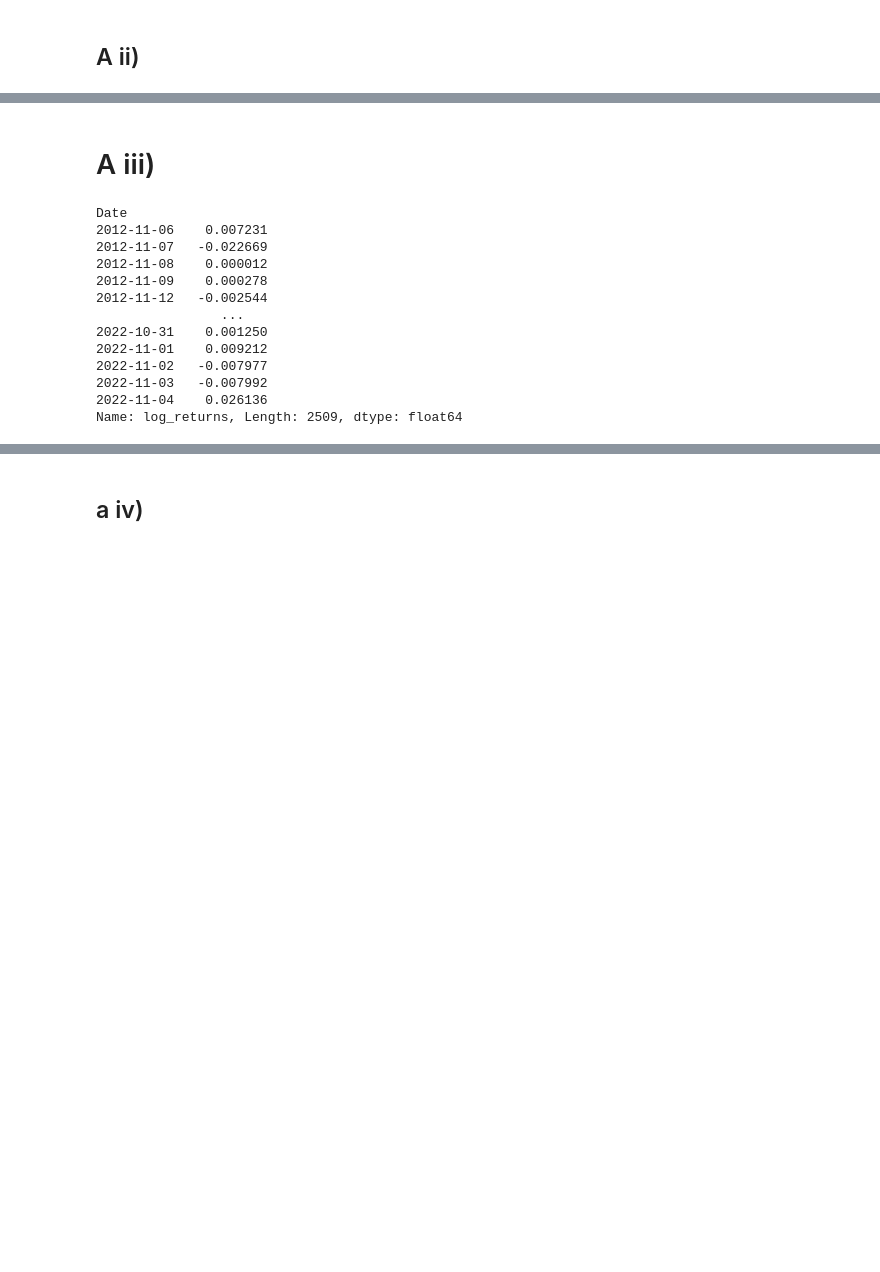
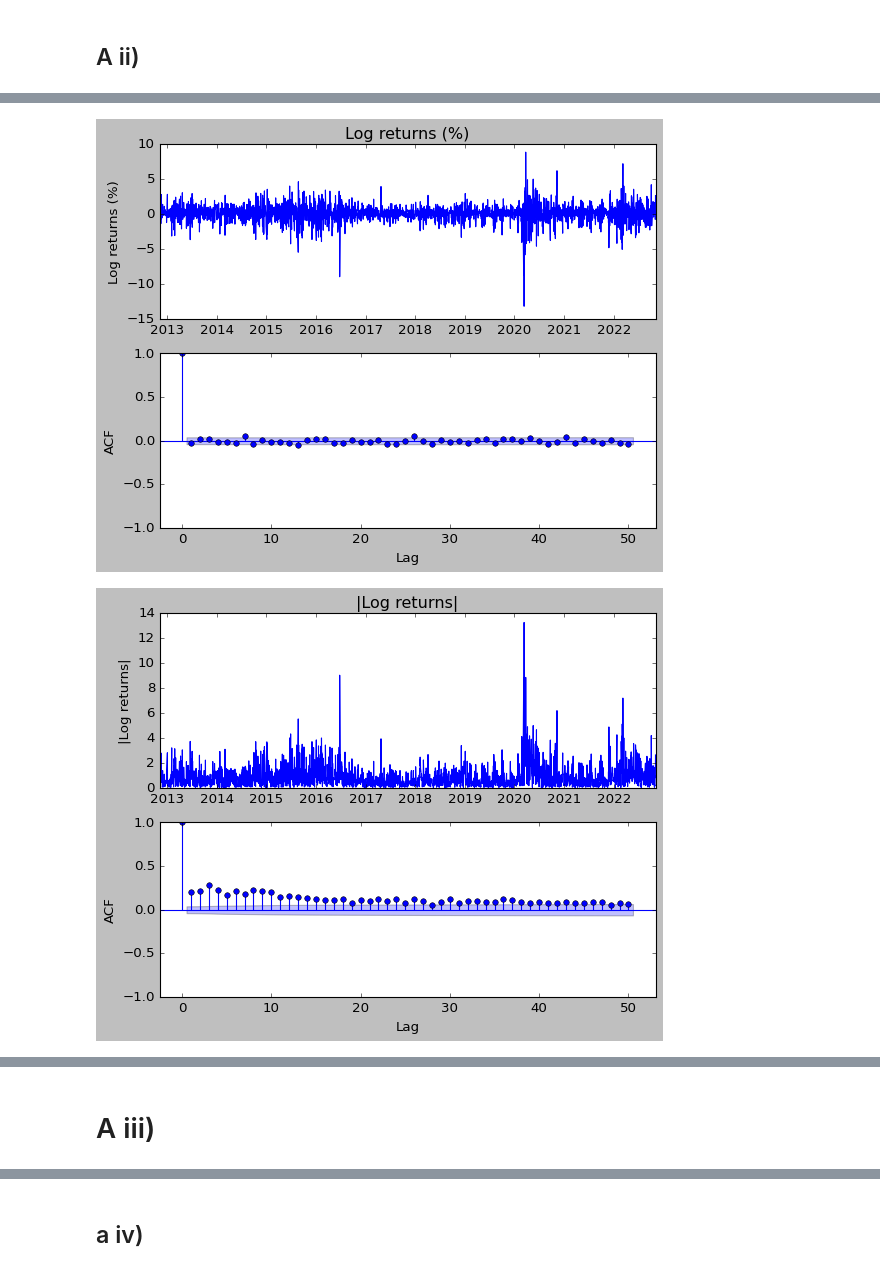
Before and after one commit to georgec123/qrm, a Jupyter notebook: q1.ipynb, the cells around one changed output, grey strips where cells are left out. Cells and saved outputs as stored; diff of their text form; code cells hidden in the pictures; blank space fills up the shorter version.

```diff
--- a/q1.ipynb
+++ b/q1.ipynb
@@ -80,0 +55,21 @@ sm.graphics.tsa.plot_acf(df['log_returns'].dropna()**2, lags=50, title='sq'); pl
+# %%
+def plot_acf_graphs(x: pd.Series, title: str):
+    fig, axs = plt.subplots(2,1)
+    ax1, ax2 = axs
+
+    ax1.set_title(title)
+    ax1.set_ylabel(title)
+    ax1.plot(x)
+
+    ax2.set_ylabel('ACF')
+    ax2.set_xlabel('Lag')
+
+    sm.graphics.tsa.plot_acf(x, ax=ax2, lags=50, title=None)
+    plt.show()
+# %%
+plot_acf_graphs(df['log_returns'].dropna(), 'Log returns (%)')
+plot_acf_graphs(np.abs(df['log_returns'].dropna()), '|Log returns|')
+plot_acf_graphs(df['log_returns'].dropna()**2, 'Squared Log returns')
+# %% [output]
+[figure, added]
+[figure, added]
@@ -81,21 +77,5 @@ sm.graphics.tsa.plot_acf(df['log_returns'].dropna()**2, lags=50, title='sq'); pl
 # %% [markdown]
 # A iii)
-# %%
-df['log_returns'].dropna()
-# %% [output]
-Date
-2012-11-06    0.007231
-2012-11-07   -0.022669
-2012-11-08    0.000012
-2012-11-09    0.000278
-2012-11-12   -0.002544
-                ...
-2022-10-31    0.001250
-2022-11-01    0.009212
-2022-11-02   -0.007977
-2022-11-03   -0.007992
-2022-11-04    0.026136
-Name: log_returns, Length: 2509, dtype: float64
 # %%
 # make GARCH(1,1) model with normal innovations
 model = arch_model(df['log_returns'].dropna(),
```
Also changed, not shown: parts of 13 cells of this notebook.
